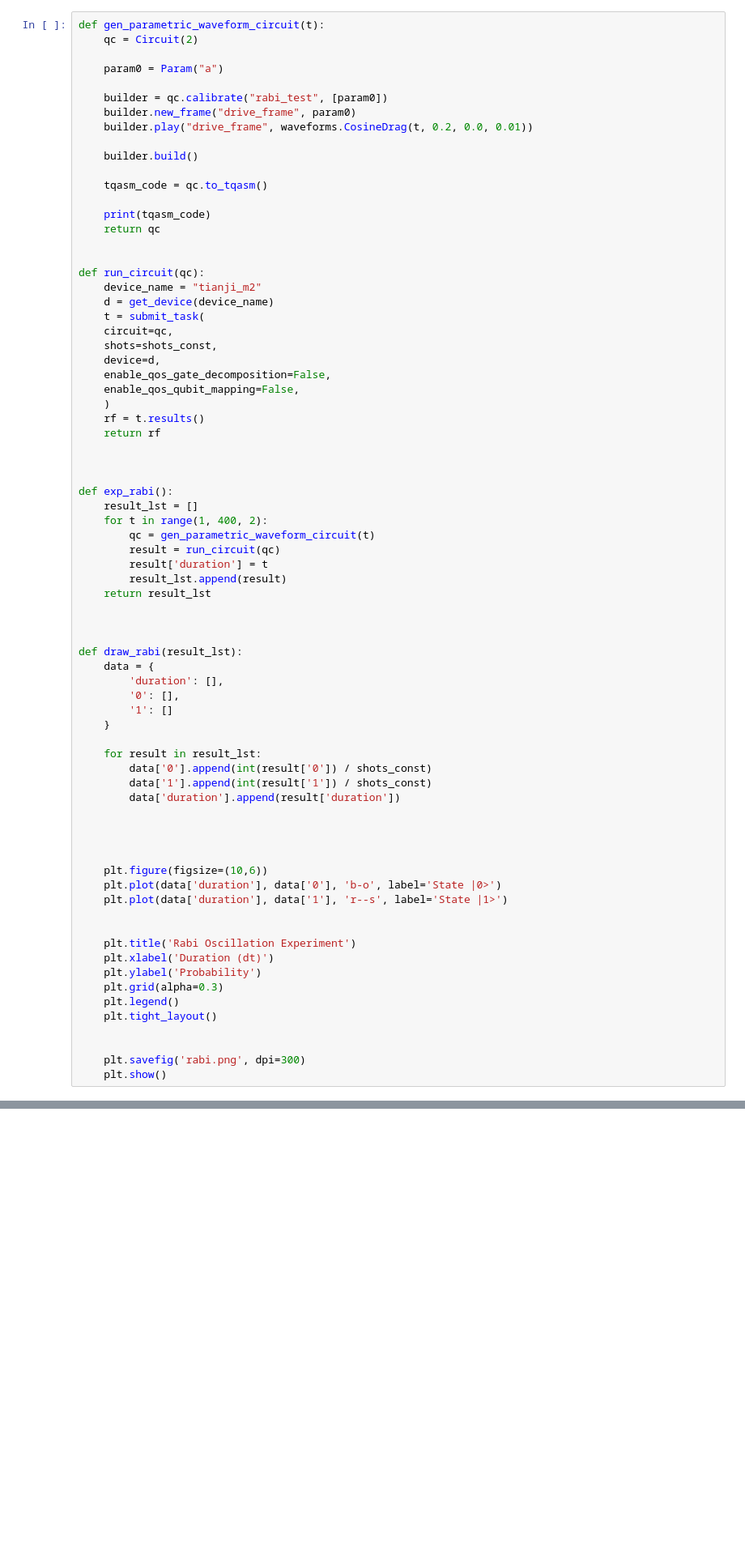
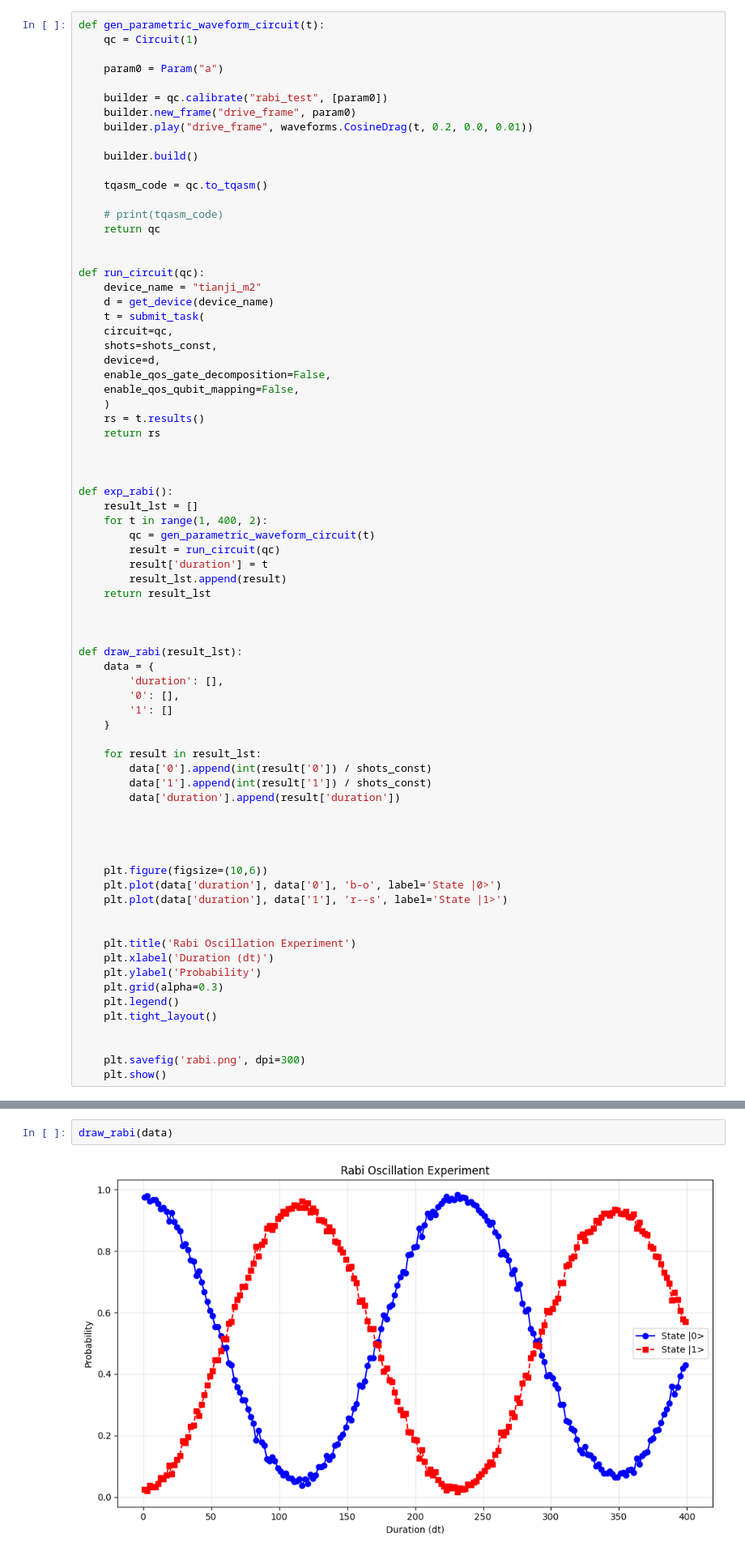
Before and after one commit to tencent-quantum-lab/tensorcircuit, a Jupyter notebook: experiments/rabi.ipynb, the cells around one changed output, grey strips where cells are left out. Shown at 81% size. Saved outputs shown, nothing was run; the diff lists cells and outputs as text; blank space fills up the shorter version.

```diff
--- a/experiments/rabi.ipynb
+++ b/experiments/rabi.ipynb
@@ -32,6 +32,6 @@ print(ds)
 # %%
 def gen_parametric_waveform_circuit(t):
-    qc = Circuit(2)
+    qc = Circuit(1)
 
     param0 = Param("a")
 
@@ -43,7 +43,7 @@ def gen_parametric_waveform_circuit(t):
 
     tqasm_code = qc.to_tqasm()
 
-    print(tqasm_code)
+    # print(tqasm_code)
     return qc
 
 
@@ -57,8 +57,8 @@ def run_circuit(qc):
     enable_qos_gate_decomposition=False,
     enable_qos_qubit_mapping=False,
     )
-    rf = t.results()
-    return rf
+    rs = t.results()
+    return rs
 
 
 
@@ -128,0 +130,4 @@ rabi_test q[0];
+# %%
+draw_rabi(data)
+# %% [output]
+[figure, added]
```
Also changed, not shown: parts of 2 cells of this notebook, 7 other files.
